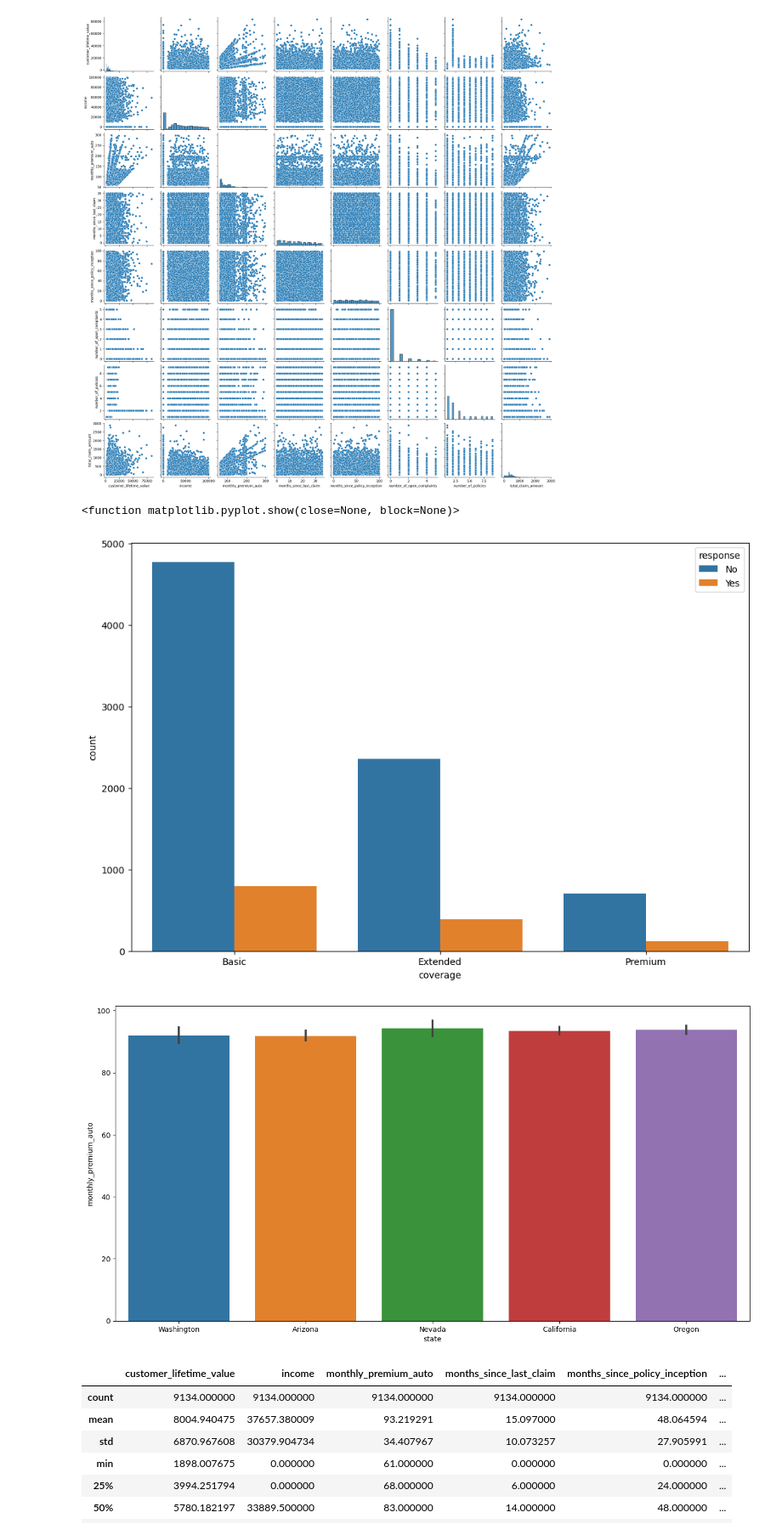
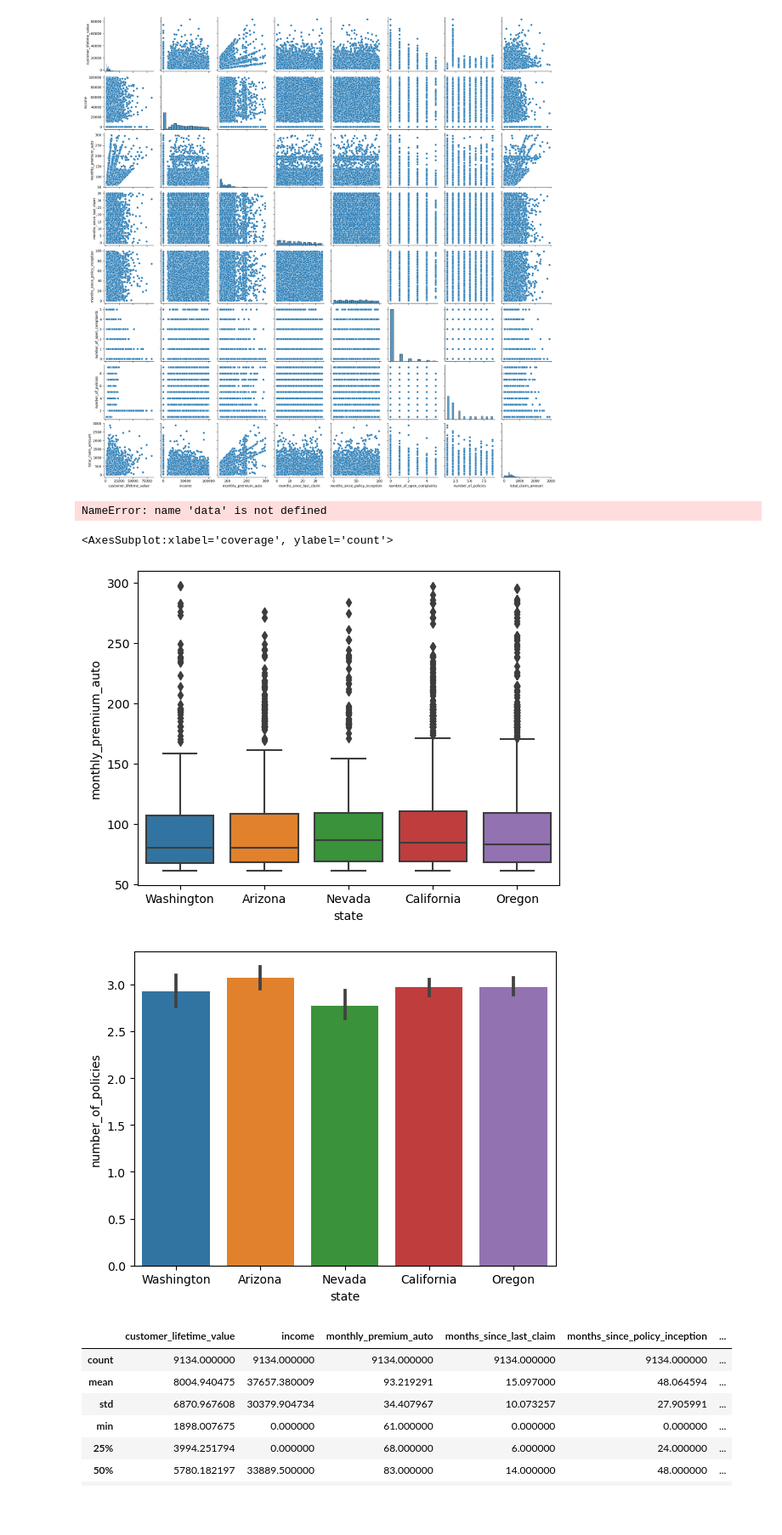
Before and after one commit to KirstyGos/lab-customer-analysis-round-5, a Jupyter notebook: Lab | Customer Analysis Round 5.ipynb, the cells around one changed output. Shown at 85% size. Drawn from its saved outputs; the diff is of its cells as text; code cells hidden in the pictures; blank space fills up the shorter version.

Commit message:
play around with EDA

```diff
--- a/Lab | Customer Analysis Round 5.ipynb
+++ b/Lab | Customer Analysis Round 5.ipynb
@@ -99,23 +99,31 @@ sns.pairplot(df)
 # %% [output]
 <seaborn.axisgrid.PairGrid at 0x...>
 [figure]
+# %%
+data = df[(df["response"] == "Yes" | (data["response"] == "No"))]
+sns.countplot("coverage", hue = "response", data = data)
+plt.show()
+# %% [output]
+NameError: name 'data' is not defined
+# %%
+plt.figure(figsize = (12, 8))
+sns.countplot("coverage", hue = "response", data = df)
+# %% [output]
+<AxesSubplot:xlabel='coverage', ylabel='count'>
 # %%
-#something went wrong with my notebook and now the images are in random places. This is below cell 9
-plt.figure(figsize = (12, 8))
-sns.countplot("coverage", hue = "response", data = df)
-plt.show
+sns.boxplot(x = "state", y = "monthly_premium_auto", data = df, whis = 1.5)
+plt.show()
 # %% [output]
-<function matplotlib.pyplot.show(close=None, block=None)>
+[figure, added]
 # %%
 #use barplot to compare monthly premium auto and state
+#plt.figure(figsize = (16, 8))
 
-plt.figure(figsize = (16, 8))
-
-sns.barplot(x = "state", y = "monthly_premium_auto", data = df)
+#playing around with EDA, why are so few states shown?
+sns.barplot(x = "state", y = "number_of_policies", data = df)
 plt.show()
 # %% [output]
-[figure, old version]
+[figure, new version]
-[figure, removed]
 # %%
 #remove outliers
 df.describe()
```
